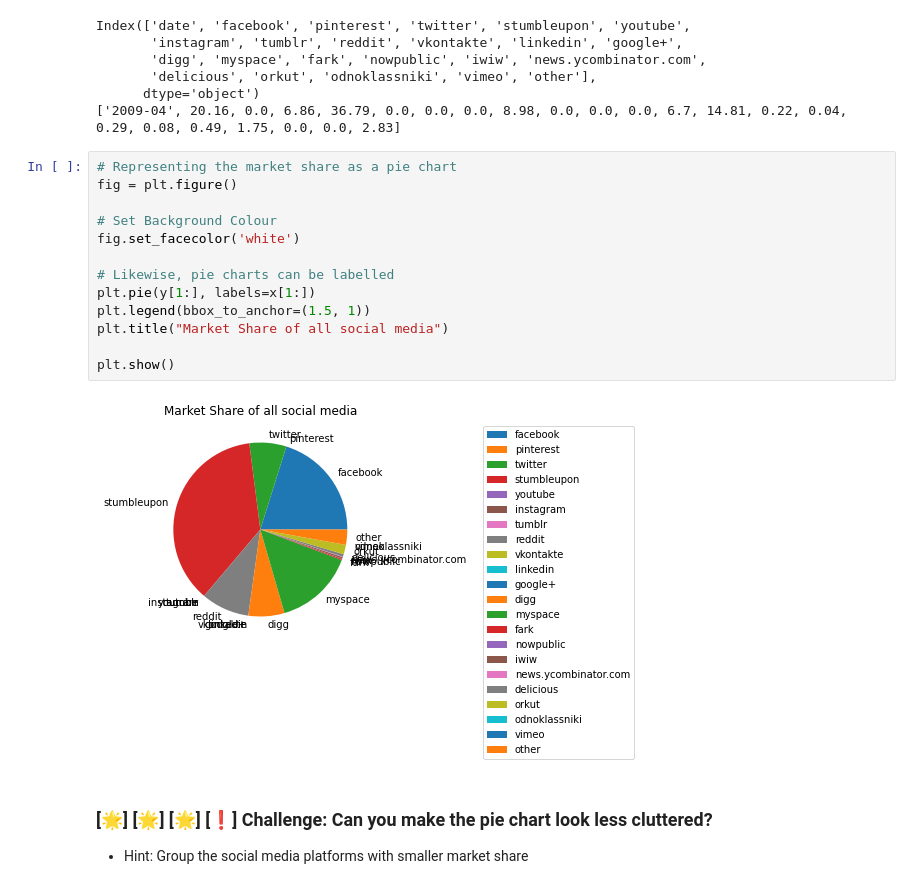
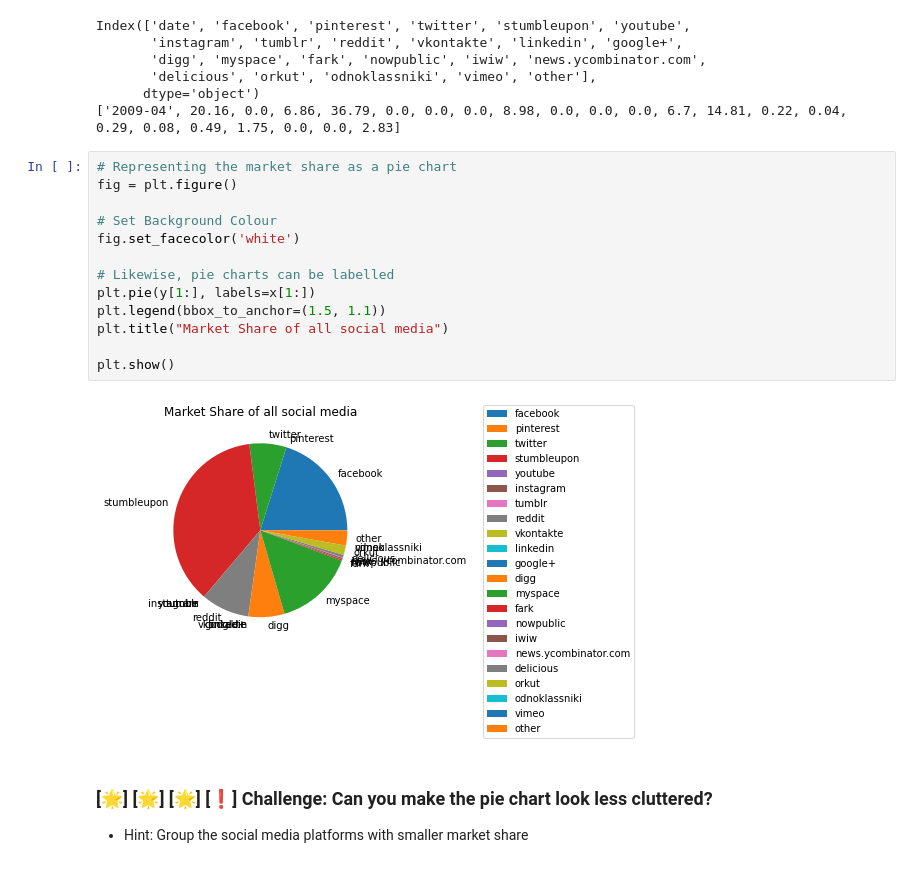
Before and after one commit to Harry-cheong/intro-matplotlib-seaborn, a Jupyter notebook: S1-Matplotlib/matplotlib.ipynb, the cells around one changed output. Cells and saved outputs as stored; diff of their text form.

```diff
--- a/S1-Matplotlib/matplotlib.ipynb
+++ b/S1-Matplotlib/matplotlib.ipynb
@@ -203,18 +203,18 @@ Index(['date', 'facebook', 'pinterest', 'twitter', 'stumbleupon', 'youtube',
 # %%
 # Representing the market share as a pie chart
 fig = plt.figure()
 
 # Set Background Colour
 fig.set_facecolor('white')
 
 # Likewise, pie charts can be labelled
 plt.pie(y[1:], labels=x[1:])
-plt.legend(bbox_to_anchor=(1.5, 1))
+plt.legend(bbox_to_anchor=(1.5, 1.1))
 plt.title("Market Share of all social media")
 
 plt.show()
 # %% [output]
-[figure, old version]
+[figure, new version]
 # %% [markdown]
 ### [🌟] [🌟] [🌟] [❗] Challenge: Can you make the pie chart look less cluttered?
 
```
Also changed, not shown: parts of 4 cells of this notebook.
